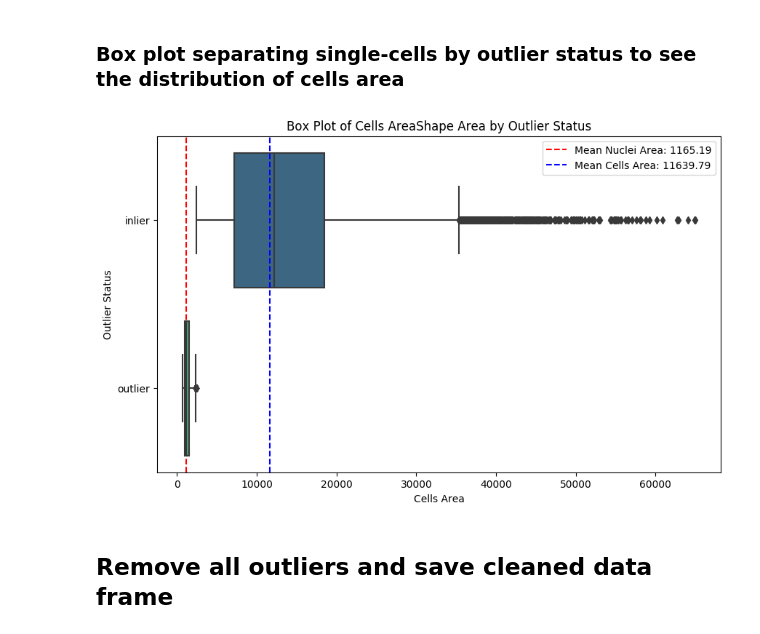
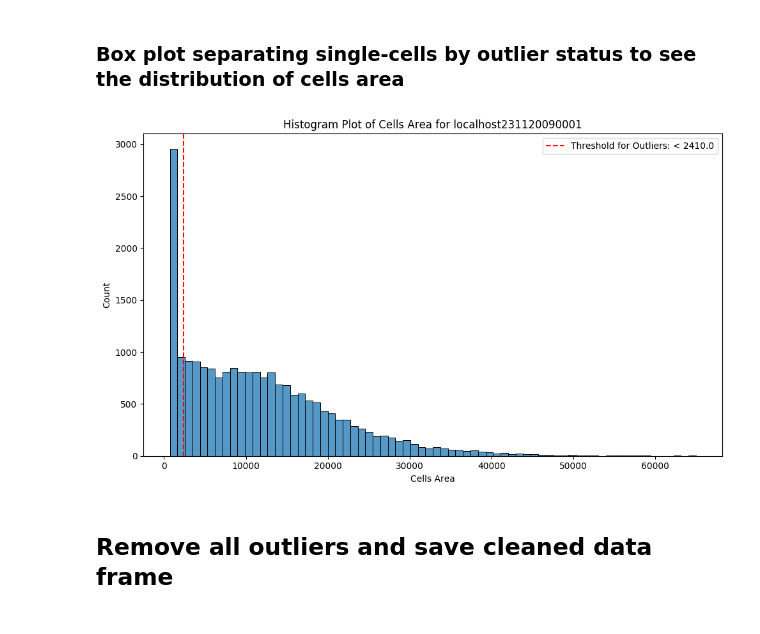
Before and after one commit to WayScience/cellpainting_predicts_cardiac_fibrosis, a Jupyter notebook: 3.process_cfret_features/1.sc_quality_control.ipynb, the cells around one changed output. Saved outputs shown, nothing was run; the diff lists cells and outputs as text; code cells hidden in the pictures.

```diff
--- a/3.process_cfret_features/1.sc_quality_control.ipynb
+++ b/3.process_cfret_features/1.sc_quality_control.ipynb
@@ -193,42 +202,32 @@ Max: 2410.0
 # %% [markdown]
 ### Box plot separating single-cells by outlier status to see the distribution of cells area
 # %%
-# Reset the default value to 'inlier'
-plate_4_df['Outlier_Status'] = 'inlier'
+# Create a density plot
+plt.figure(figsize=(10, 6))
+sns.histplot(x='Cells_AreaShape_Area', data=plate_4_df, fill=True)
 
-# Update the 'Outlier_Status' column based on the outliers DataFrame using index
-plate_4_df.loc[plate_4_df.index.isin(cells_outliers_df.index), 'Outlier_Status'] = 'outlier'
-
-# Create a box plot
-plt.figure(figsize=(10, 6))
-sns.boxplot(y='Outlier_Status', x='Cells_AreaShape_Area', data=plate_4_df, palette='viridis')
-
-
-# Add mean lines
+# Add threshold line
 plt.axvline(
-    x=plate_4_df["Nuclei_AreaShape_Area"].mean(),
+    x=2410.0,
     color="r",
     linestyle="--",
-    label=f'Mean Nuclei Area: {plate_4_df["Nuclei_AreaShape_Area"].mean():.2f}',
-)
-# Add mean lines
-plt.axvline(
-    x=plate_4_df["Cells_AreaShape_Area"].mean(),
-    color="b",
-    linestyle="--",
-    label=f'Mean Cells Area: {plate_4_df["Cells_AreaShape_Area"].mean():.2f}',
+    label='Threshold for Outliers: < 2410.0',
 )
 
 # Set labels and title
-plt.ylabel('Outlier Status')
+plt.ylabel('Count')
 plt.xlabel('Cells Area')
-plt.title('Box Plot of Cells AreaShape Area by Outlier Status')
+plt.title(f'Histogram Plot of Cells Area for {plate}')
 plt.legend()
+plt.tight_layout()
+
+# save figure
+plt.savefig(pathlib.Path(f"{qc_fig_dir}/{plate}_cells_outliers.png"), dpi=500)
 
 # Show the plot
 plt.show()
 # %% [output]
-[figure, old version]
+[figure, new version]
 # %% [markdown]
 ## Remove all outliers and save cleaned data frame
 # %%
```
Also changed, not shown: parts of 4 cells of this notebook, 7 other files.
